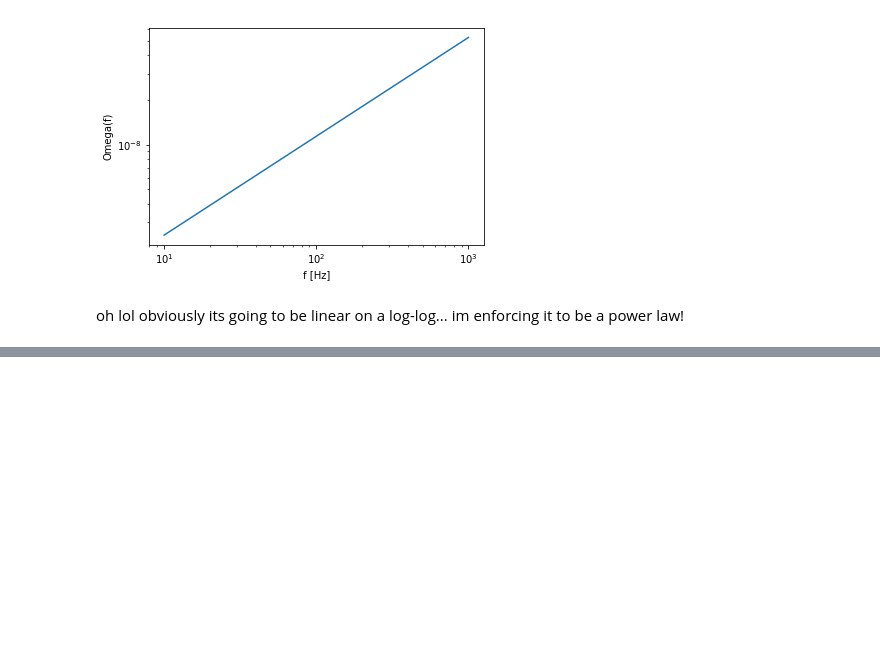
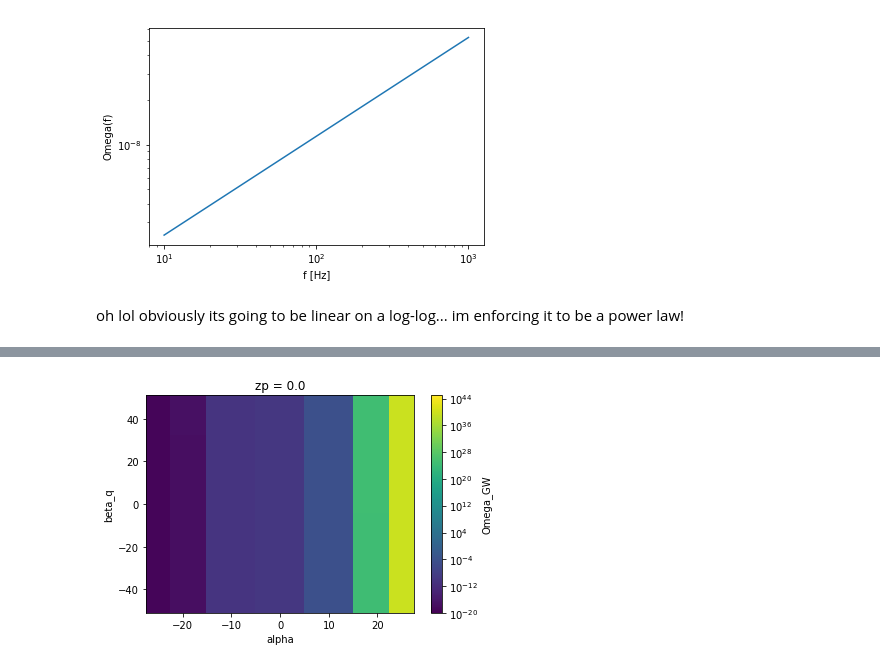
Before and after one commit to afarah18/stochastic_cosmo, a Jupyter notebook: horizon_dist_calculator.ipynb, the cells around one changed output, grey strips where cells are left out. Cells and saved outputs as stored; diff of their text form; code cells hidden in the pictures; blank space fills up the shorter version.

Commit message:
first attempt to make Omega_gw with a bunch of different zp, alpha, and beta_q values

```diff
--- a/horizon_dist_calculator.ipynb
+++ b/horizon_dist_calculator.ipynb
@@ -262,0 +267,42 @@ oh lol obviously its going to be linear on a log-log... im enforcing it to be a
+# %%
+beta_q_array = np.linspace(-50,50)
+zp_array = np.linspace(0,5)
+alpha_arr = np.array([-25,-20,-10,0,10,20,25],dtype=float)
+Omega_gw_zb = np.zeros((len(beta_q_array),len(zp_array),len(alpha_arr)))
+for z in range(len(zp_array)):
+    for a in range(len(alpha_arr)):
+        z_params = [zp_array[z], alpha_arr[a], 7.]
+        for b in range(len(beta_q_array)):
+            beta_q = beta_q_array[b]
+            Omega_gw_zb[b,z,a] = OmegaGW(1000,0.3,fref,massdist=plaw_selection,z_evo_params=z_params)
+# %%
+Omega_xr = xr.DataArray(Omega_gw_zb,
+                        dims = ('beta_q','zp','alpha'),
+                        coords = (beta_q_array,zp_array,alpha_arr),
+                        name = 'Omega_GW')
+# %%
+#fix an issue:
+Omega_gw_zb_neg10 = np.zeros((len(beta_q_array),len(zp_array)))
+for z in range(len(zp_array)):
+    z_params = [zp_array[z], -10, 7.]
+    for b in range(len(beta_q_array)):
+        beta_q = beta_q_array[b]
+        Omega_gw_zb_neg10[b,z] = OmegaGW(1000,0.3,fref,massdist=plaw_selection,z_evo_params=z_params)
+
+insert = xr.DataArray(Omega_gw_zb_neg10,
+                        dims = ('beta_q','zp'),
+                        coords = (beta_q_array,zp_array),
+                        name = 'Omega_GW')
+
+Omega_xr_copy=Omega_xr
+Omega_xr_copy[:,:,2] = insert
+Omega_xr_copy = Omega_xr_copy.assign_coords(alpha=(np.array([-25,-20,-10,0,10,20,25],dtype=float)))
+# %%
+from matplotlib.colors import LogNorm
+# Omega_xr.plot()
+Omega_xr_copy.isel({'zp':0}).plot(norm=LogNorm(vmin=1e-20, vmax=1e45))
+# plt.contour(Omega_xr[Omega_gw_zb<OmegaGW_limit])
+plt.show()
+#so alpha has a huge effect whereas beta_q doesnt really
+# %% [output]
+[figure, added]
```
Also changed, not shown: parts of 5 cells of this notebook.
